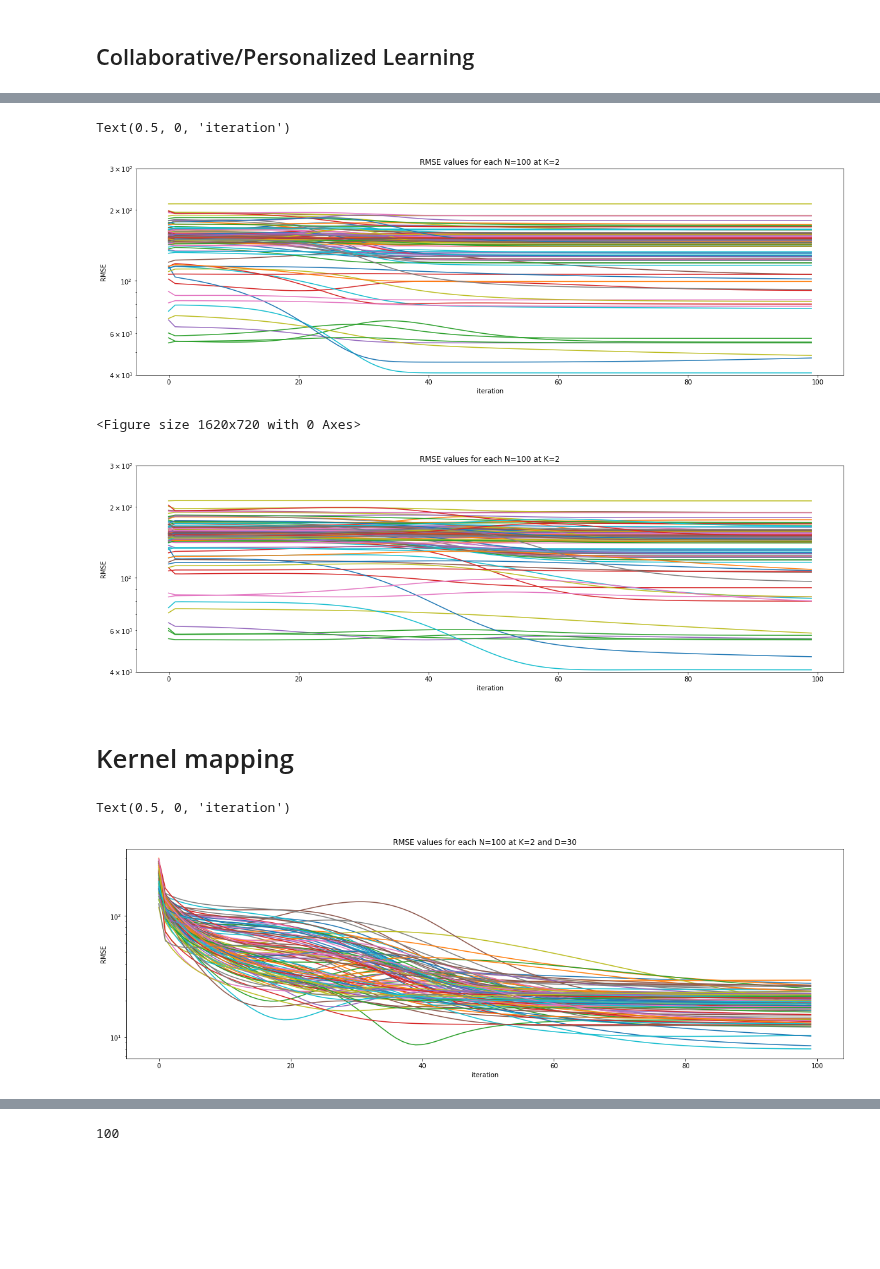
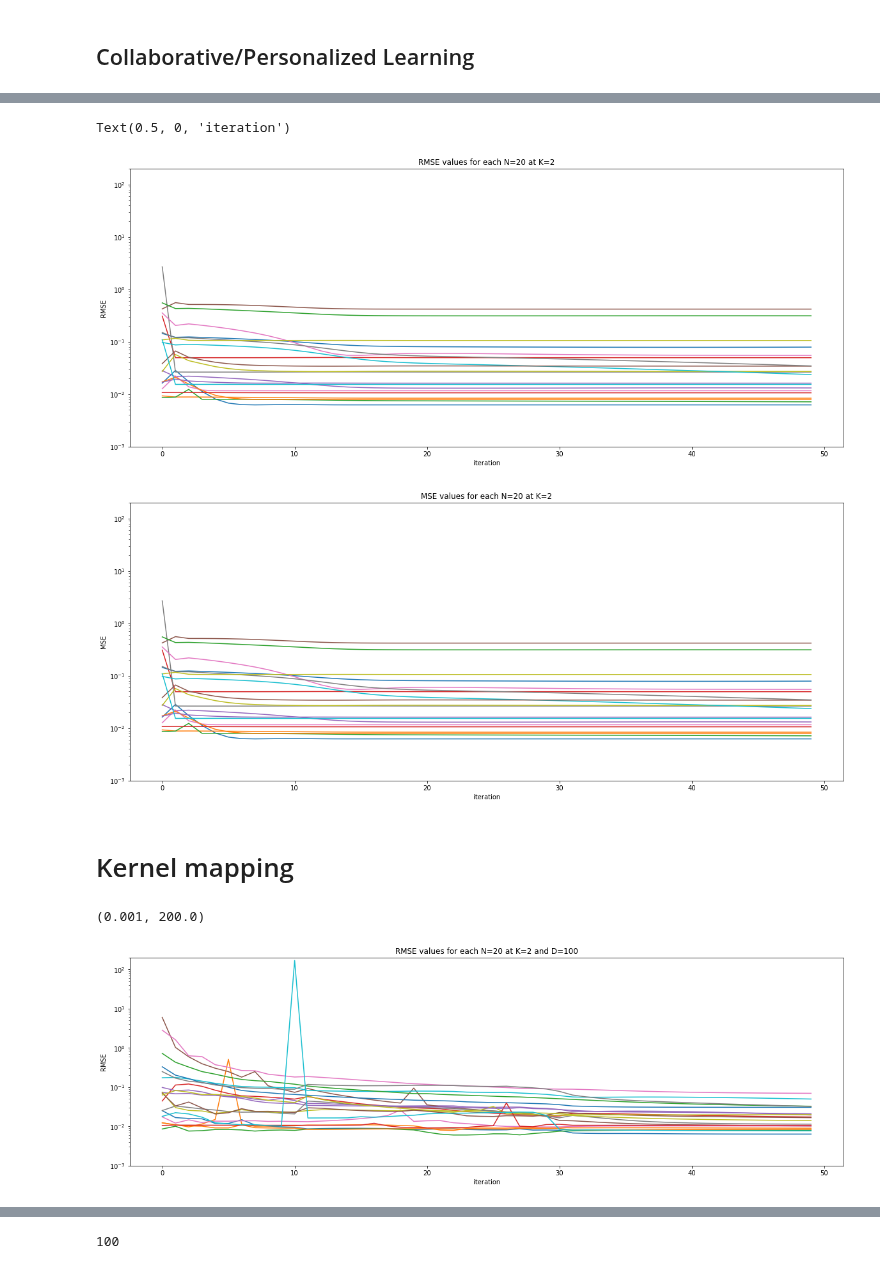
Before and after one commit to cjfelixx/machine-learning-graduate-research, a Jupyter notebook: PersonalizedLearning/personalizedLearning-2022.ipynb, the cells around one changed output, grey strips where cells are left out. Drawn from its saved outputs; the diff is of its cells as text; code cells hidden in the pictures; blank space fills up the shorter version.

Commit message:
ieee wcci results are added

```diff
--- a/PersonalizedLearning/personalizedLearning-2022.ipynb
+++ b/PersonalizedLearning/personalizedLearning-2022.ipynb
@@ -62,8 +54,0 @@ testY = data['testY'][0]
-# %%
-plt.figure(figsize=(7.5*3, 10))
-for i in range(100):
-    plt.plot(range(len(trainY[i].T)),trainY[i].T)
-plt.xticks(range(0,20,2))
-plt.ylabel("Response")
-plt.xlabel("Time")
-plt.savefig(main_path + '/results/pl/enginedata.png',format='png',bbox_inches='tight')
@@ -71,0 +55,13 @@ plt.savefig(main_path + '/results/pl/enginedata.png',format='png',bbox_inches='t
+# %%
+N = 20
+trainX = []
+trainY = []
+max_num_data = 60
+coeffs = np.round(np.random.rand(N,6),2)
+for n in range(N):
+    num_data_n = np.random.randint(max_num_data - 30,max_num_data)
+    u,d,d_true = load_kuh(num_data_n,coeffs[n])
+    trainY.append(np.array([d]))
+    trainX.append(u.T)
+# trainX = np.array(trainX,dtype=object)
+# trainY = np.array(trainY,dtype=object)
@@ -77,14 +83,14 @@ plt.savefig(main_path + '/results/pl/enginedata.png',format='png',bbox_inches='t
 #     reg = LinearRegression().fit(np.vstack((np.ones(trainX[0].shape[1]),trainX[0])).T, trainY[0].T)
 #     BIGM.append(reg.coef_[0])
 # %%
-iteration = 100
+iteration = 50
 alpha = 0
 Norm = 0
-Y = trainY.T
-T = trainX.T
+Y = trainY
+T = trainX
 K = 2
-N = Y.shape[0]
-n = T[0].shape[0]
+N = len(Y)
+n = len(T[0])
 m_i = []
 U = []
 for i in range(N):
@@ -95,7 +101,7 @@ for i in range(N):
 A = np.random.rand(n,K)
 C = np.random.rand(K,N)
 
-# C = W_norm(C, Norm)
+C = W_norm(C, Norm)
 
 rmse = np.zeros((iteration,N))
 for epoch in tqdm(range(iteration)):
@@ -112,65 +118,65 @@ for epoch in tqdm(range(iteration)):
             X[i][j] = r
         XX += X[i].T @ X[i] + 2 * np.eye(n*K)
         B += X[i].T @ Y[i].T
     a = np.linalg.pinv(XX) @ B
     a = a.T[0]
     A = np.zeros((n,K))
 
     for v in range(n):
         A[v] = a[v*K:(v+1)*K]
 
     AV = []
     AU = []
     for i in range(N):
 #         AU.append(A.T @ T[i] @ Y[i].T + ((A.T @ T[i] @ T[i].T @ A @ C.T[i].reshape((K,1))).T@C.T[i].reshape((K,1))))
 #         AV.append(A.T @ T[i] @ T[i].T @ A @ C.T[i].reshape((K,1)) + (A.T @ T[i] @ Y[i].T).T @ C.T[i].reshape((K,1)))
         AU.append(A.T @ T[i] @ Y[i].T)
         AV.append(A.T @ T[i] @ T[i].T @ A @ C.T[i].reshape((K,1)))
 
     C = C * np.divide(AU,AV)[:,:,0].T
 
     for i in range(N):
         AC = A @ C
-        rmse[epoch][i] = np.sqrt(np.mean((AC.T[i] @ trainX[i] - trainY[i])**2))
+        rmse[epoch][i] = np.mean((AC.T[i] @ trainX[i] - trainY[i])**2)
 
-plt.figure(figsize=(2*10, 6))
+# plt.figure(figsize=(2*10, 6))
+plt.figure(figsize=(20, 8))
 for i in range(N):
     plt.semilogy(range(len(rmse.T[i])),rmse.T[i])
 plt.title('RMSE values for each N='+str(N)+' at K=' + str(K))
 plt.ylabel("RMSE")
-plt.ylim([4e1,3e2])
+plt.ylim([1e-3,2e2])
+# plt.ylim([0.000001,1.5])
 plt.xlabel("iteration")
 # %% [output]
 Text(0.5, 0, 'iteration')
-[figure, old version]
+[figure, new version]
 # %%
-plt.figure(figsize=(7.5*3, 10))
-plt.figure(figsize=(2*10, 6))
+plt.figure(figsize=(20, 8))
 for i in range(N):
     plt.semilogy(range(len(rmse.T[i])),rmse.T[i])
 plt.ylim([4e1,6e2])
-plt.title('RMSE values for each N='+str(N)+' at K=' + str(K))
-plt.ylabel("RMSE")
+plt.title('MSE values for each N='+str(N)+' at K=' + str(K))
+plt.ylabel("MSE")
 plt.xlabel("iteration")
-plt.ylim([4e1,3e2])
-plt.savefig(main_path + '/results/pl/regpl.png',format='png',bbox_inches='tight')
+plt.ylim([1e-3,2e2])
+plt.savefig(main_path + '/results/wcci/regpl.png',format='png',bbox_inches='tight')
 # %% [output]
-<Figure size 1620x720 with 0 Axes>
-[figure, old version]
+[figure, new version]
 # %% [markdown]
 # Kernel mapping
 # %%
-iteration = 100
-D = 30
-Y = trainY.T
-T = trainX.T
+iteration = 50
+D = 100
+Y = trainY
+T = trainX
 
 alpha = 0
 Norm = 0
-N = Y.shape[0]
+N = len(Y)
 K = 2
 n = T[0].shape[0]
-kernel = Kernel(1)
+kernel = Kernel(5.73)
 sigma = 1/np.sqrt(2*kernel.sigma)
 W = (1/sigma) * np.random.normal(size=(n,D))
 b = np.random.uniform(0,2*np.pi,(D,1))
@@ -222,7 +228,7 @@ for epoch in tqdm(range(iteration)):
 
     for i in range(N):
         AC = A @ C
-        rmse[epoch][i] = np.sqrt(np.mean((h[i].T @ AC.T[i]  - trainY[i])**2))
+        rmse[epoch][i] = np.mean((h[i].T @ AC.T[i]  - trainY[i])**2)
 
 plt.figure(figsize=(2*10, 6))
 for i in range(N):
@@ -230,7 +236,9 @@ for i in range(N):
 plt.title('RMSE values for each N='+str(N)+' at K=' + str(K) + ' and D=' +str(D))
 plt.ylabel("RMSE")
 plt.xlabel("iteration")
+plt.ylim([1e-3,2e2])
+# plt.ylim([0.000001,1.5])
 # %% [output]
-Text(0.5, 0, 'iteration')
+(0.001, 200.0)
-[figure, old version]
+[figure, new version]
 # %%
```
Also changed, not shown: parts of 6 cells of this notebook, 4 other files.
